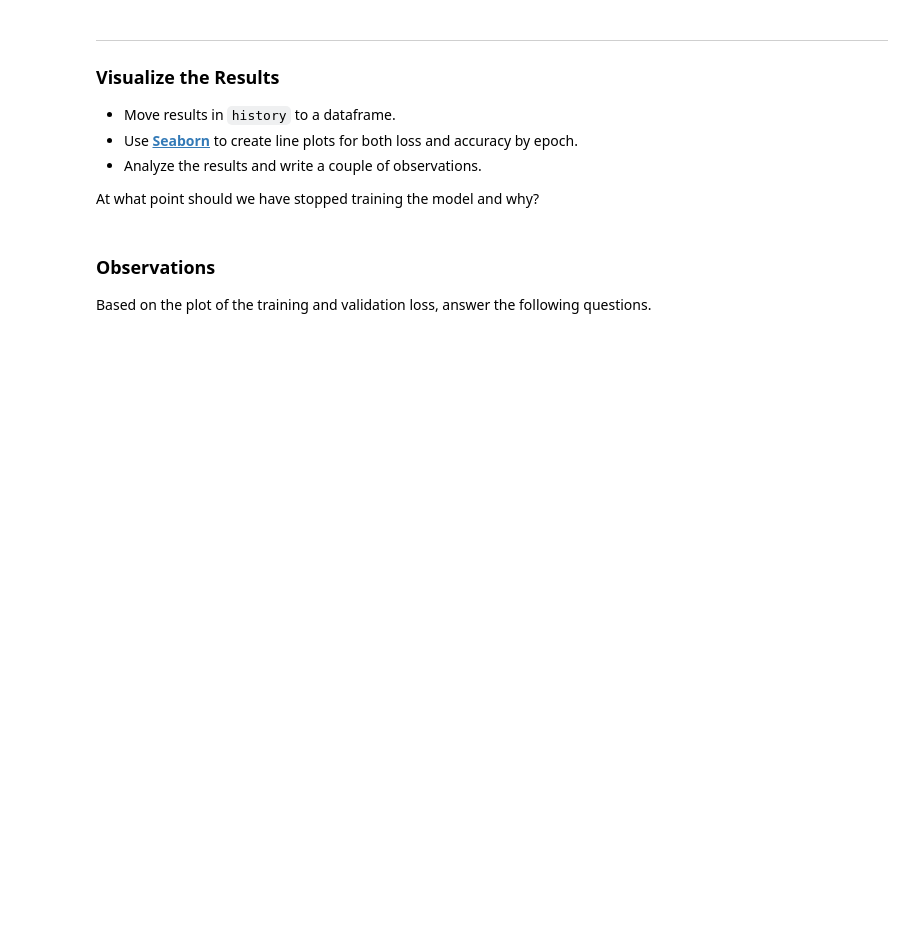
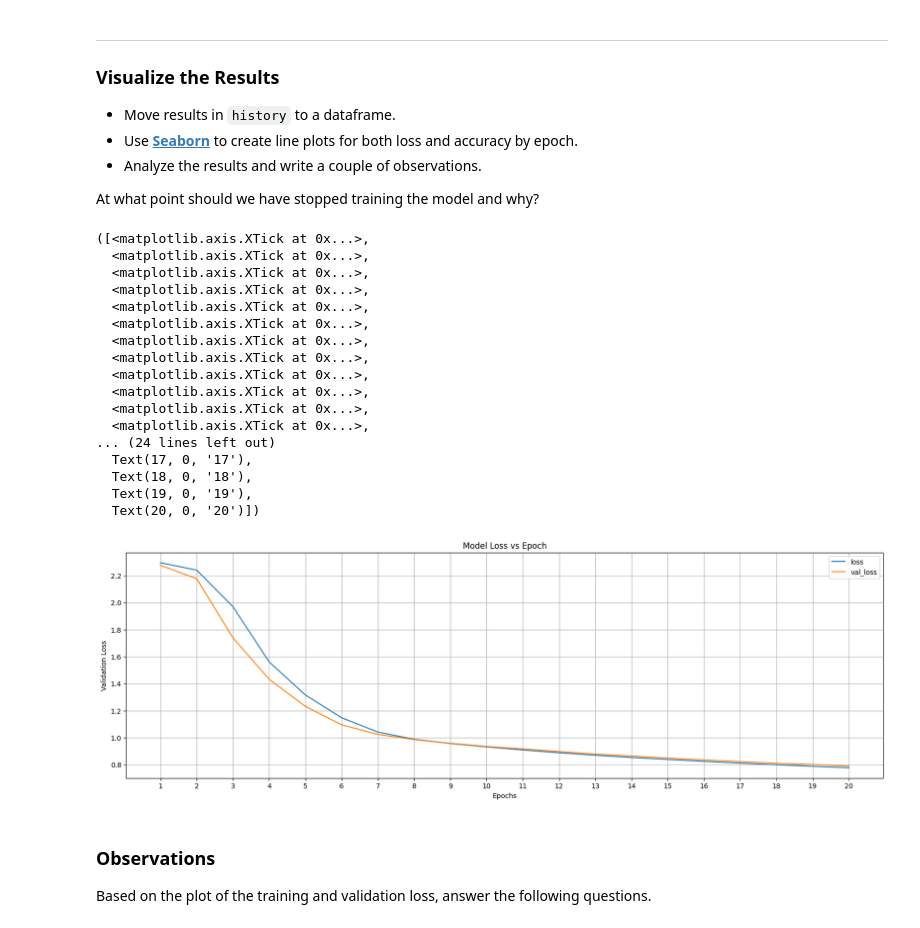
Before and after one commit to Vasanta2002/sprint_14, a Jupyter notebook: DS_421_Architect_Assignment.ipynb, the cells around one changed output. Saved outputs shown, nothing was run; the diff lists cells and outputs as text; code cells hidden in the pictures; blank space fills up the shorter version.

```diff
--- a/DS_421_Architect_Assignment.ipynb
+++ b/DS_421_Architect_Assignment.ipynb
@@ -114,14 +115,16 @@ Not sure what the various parameters are for or what values to assign to them?
 - Discuss your results with classmates
 # %%
 # get dim of image row vectors and save to input_dim
+input_dim = X.shape[1]
 
 # get number of unique labels and save to n_output_labels
+n_output_lables = len(np.unique(y))
 
 # normalize image data to values between 0 and 1 (by dividing by max pixel value)
-
+max_pixel_value = X.max()
+X_scaled = X/max_pixel_value
 
 # YOUR CODE HERE
-raise NotImplementedError()
 # %%
 # a check on your data prep
 assert  X_scaled.max(), "Max pixel value should be 1.0, make sure you normalize your data"
@@ -131,7 +134,29 @@ assert  X_scaled.max(), "Max pixel value should be 1.0, make sure you normalize
 # add a compile layer but don't fit your model yet
 
 # YOUR CODE HERE
-raise NotImplementedError()
+epochs = 20
+
+model = Sequential()
+
+model.add(
+    Dense(500, activation="sigmoid", input_dim=input_dim)
+)
+
+model.add(
+    Dense(250, activation="sigmoid")
+)
+
+model.add(
+    Dense(100, activation="sigmoid")
+)
+
+model.add(
+    Dense(n_output_lables, activation="softmax")
+)
+
+model.compile(optimizer='sgd',
+              loss='sparse_categorical_crossentropy',
+              metrics=['accuracy'])
 # %%
 # a check on your model architecture
 n_layers = len(model.get_config()["layers"])
@@ -161,3 +219,8 @@ raise NotImplementedError()
+# %%
+# YOUR CODE HERE
+df = pd.DataFrame.from_records(history.history)
+n_rows = df.shape[0]
+df.index = [i for i in range(1, n_rows+1)]
 # %%
 # a check on our model training
 assert df.shape[0] == 20, "df should have the training results from 20 epochs"
@@ -169,3 +227,32 @@ raise NotImplementedError()
+# %%
+# use seaborn to plot loss and accuracy metrics
+
+# YOUR CODE HERE
+plot_cols = ["loss", "val_loss"]
+df[plot_cols].plot(figsize=(20, 6), grid=True);
+plt.title("Model Loss vs Epoch");
+plt.xlabel("Epochs");
+plt.ylabel("Validation Loss");
+plt.xticks(df.index)
+# %% [output]
+([<matplotlib.axis.XTick at 0x...>,
+  <matplotlib.axis.XTick at 0x...>,
+  <matplotlib.axis.XTick at 0x...>,
+  <matplotlib.axis.XTick at 0x...>,
+  <matplotlib.axis.XTick at 0x...>,
+  <matplotlib.axis.XTick at 0x...>,
+  <matplotlib.axis.XTick at 0x...>,
+  <matplotlib.axis.XTick at 0x...>,
+  <matplotlib.axis.XTick at 0x...>,
+  <matplotlib.axis.XTick at 0x...>,
+  <matplotlib.axis.XTick at 0x...>,
+  <matplotlib.axis.XTick at 0x...>,
+... (24 lines left out)
+  Text(17, 0, '17'),
+  Text(18, 0, '18'),
+  Text(19, 0, '19'),
+  Text(20, 0, '20')])
+[figure, added]
 # %% [markdown]
 ### Observations
 
```
Also changed, not shown: parts of 21 cells of this notebook.
